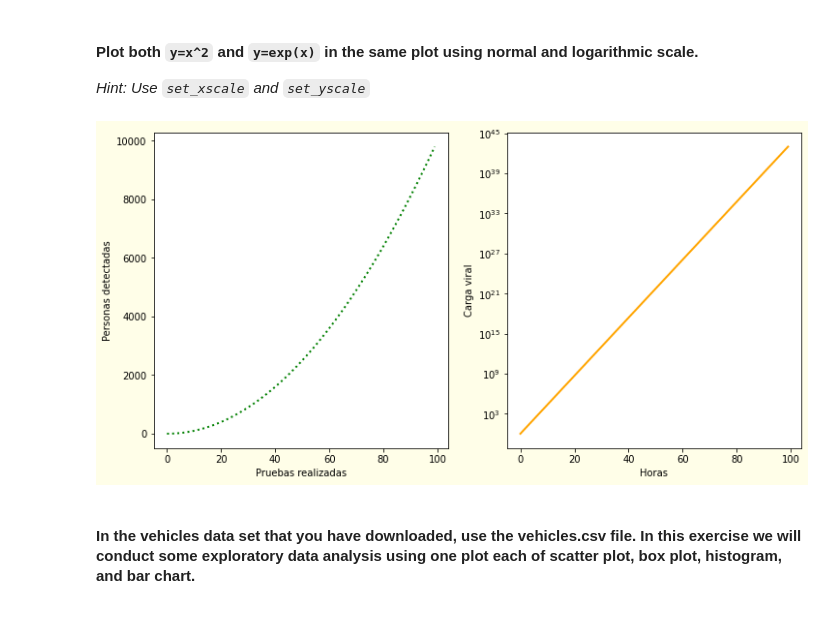
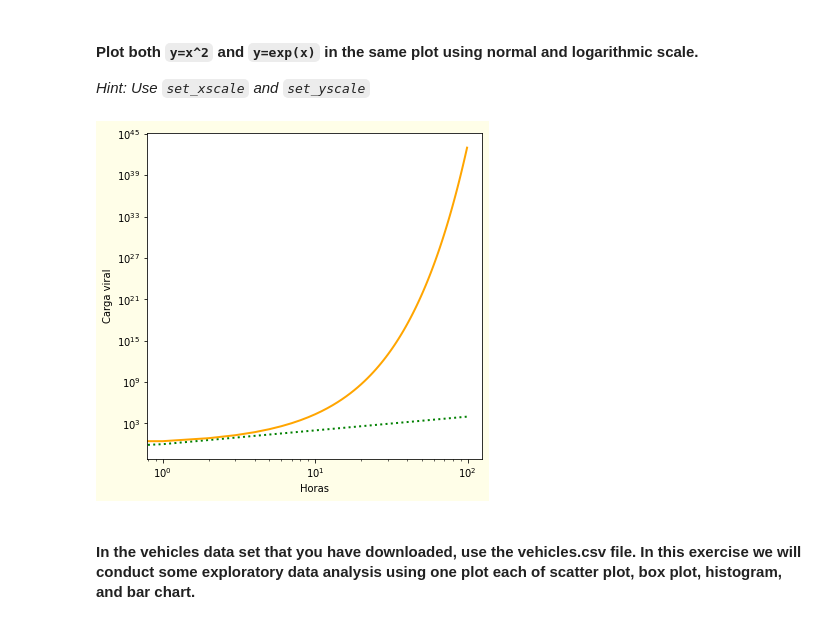
Before and after one commit to ta-data-mexpt/lab-matplotlib-seaborn, a Jupyter notebook: your-code/challenge-1.ipynb, the cells around one changed output. Cells and saved outputs as stored; diff of their text form; code cells hidden in the pictures.

```diff
--- a/your-code/challenge-1.ipynb
+++ b/your-code/challenge-1.ipynb
@@ -79,21 +79,21 @@ plt.show();
 
 *Hint: Use `set_xscale` and `set_yscale`*
 # %%
-import math
 x=np.arange(0,100)
 y1=x**2
-y2=np.array([math.exp(x) for x in x])
-fig,axes=plt.subplots(1,2,facecolor="#fffee8",figsize=(12,6))
-axes[0].plot(x,y1,color="g", lw=2, ls=':')
-axes[0].set_xlabel("Pruebas realizadas")
-axes[0].set_ylabel("Personas detectadas")
-axes[1].plot(x,y2,color="orange", lw=2, ls='-')
-axes[1].set_xlabel("Horas")
-axes[1].set_ylabel("Carga viral")
-axes[1].set_yscale("log")
+y2=np.exp(x)
+plt.subplots(facecolor="#fffee8",figsize=(6,6))
+plt.plot(x,y1,color="g", lw=2, ls=':')
+plt.xlabel("Pruebas realizadas")
+plt.ylabel("Personas detectadas")
+plt.plot(x,y2,color="orange", lw=2, ls='-')
+plt.xlabel("Horas")
+plt.ylabel("Carga viral")
+plt.xscale("log")
+plt.yscale("log")
 plt.show();
 # %% [output]
-[figure, old version]
+[figure, new version]
 # %% [markdown]
 #### In the vehicles data set that you have downloaded, use the vehicles.csv file. In this exercise we will conduct some exploratory data analysis using one plot each of scatter plot, box plot, histogram, and bar chart.
 # %% [markdown]
```
Also changed, not shown: parts of 1 cell of this notebook.
